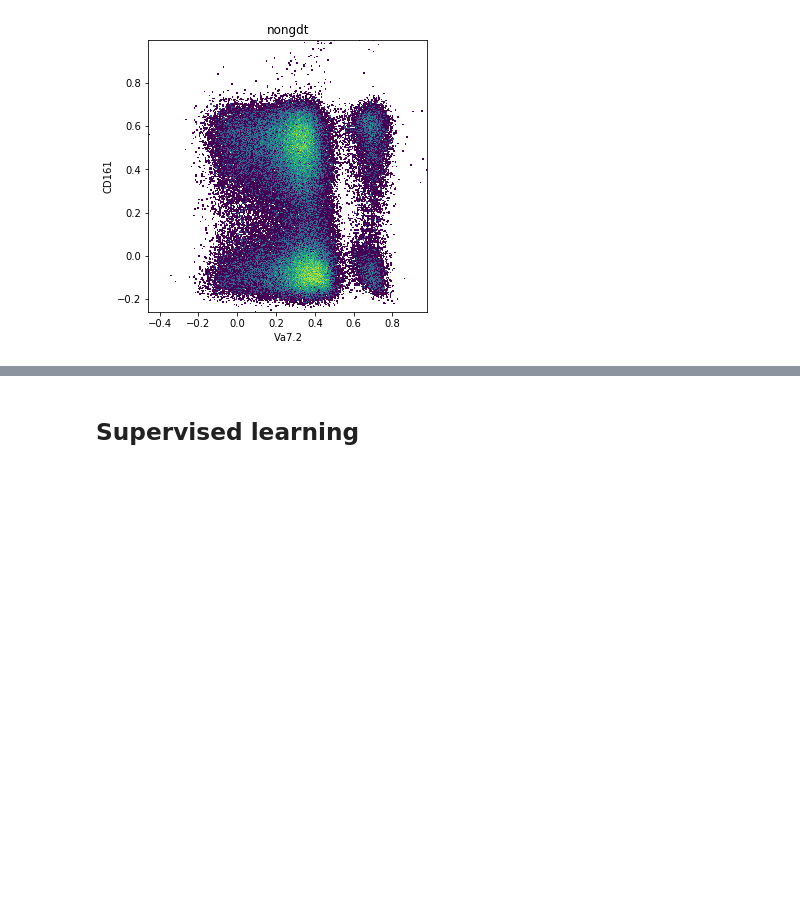
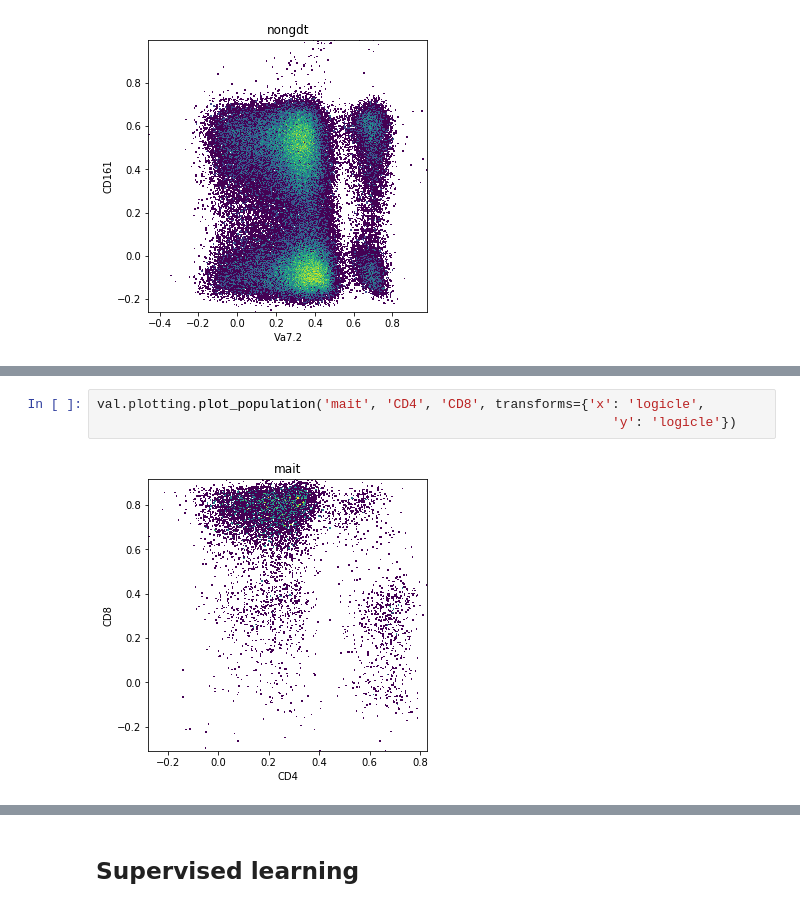
Before and after one commit to burtonrj/CytoPy, a Jupyter notebook: Notebooks/PD/3_Classification.ipynb, the cells around one changed output, grey strips where cells are left out. Cells and saved outputs as stored; diff of their text form; blank space fills up the shorter version.

```diff
--- a/Notebooks/PD/3_Classification.ipynb
+++ b/Notebooks/PD/3_Classification.ipynb
@@ -212,0 +221,5 @@ sample.create_gate(gate_name='cd4cd8_gate',
+# %%
+val.plotting.plot_population('mait', 'CD4', 'CD8', transforms={'x': 'logicle',
+                                                                  'y': 'logicle'})
+# %% [output]
+[figure, added]
```
Also changed, not shown: parts of 20 cells of this notebook, 1 other file.
